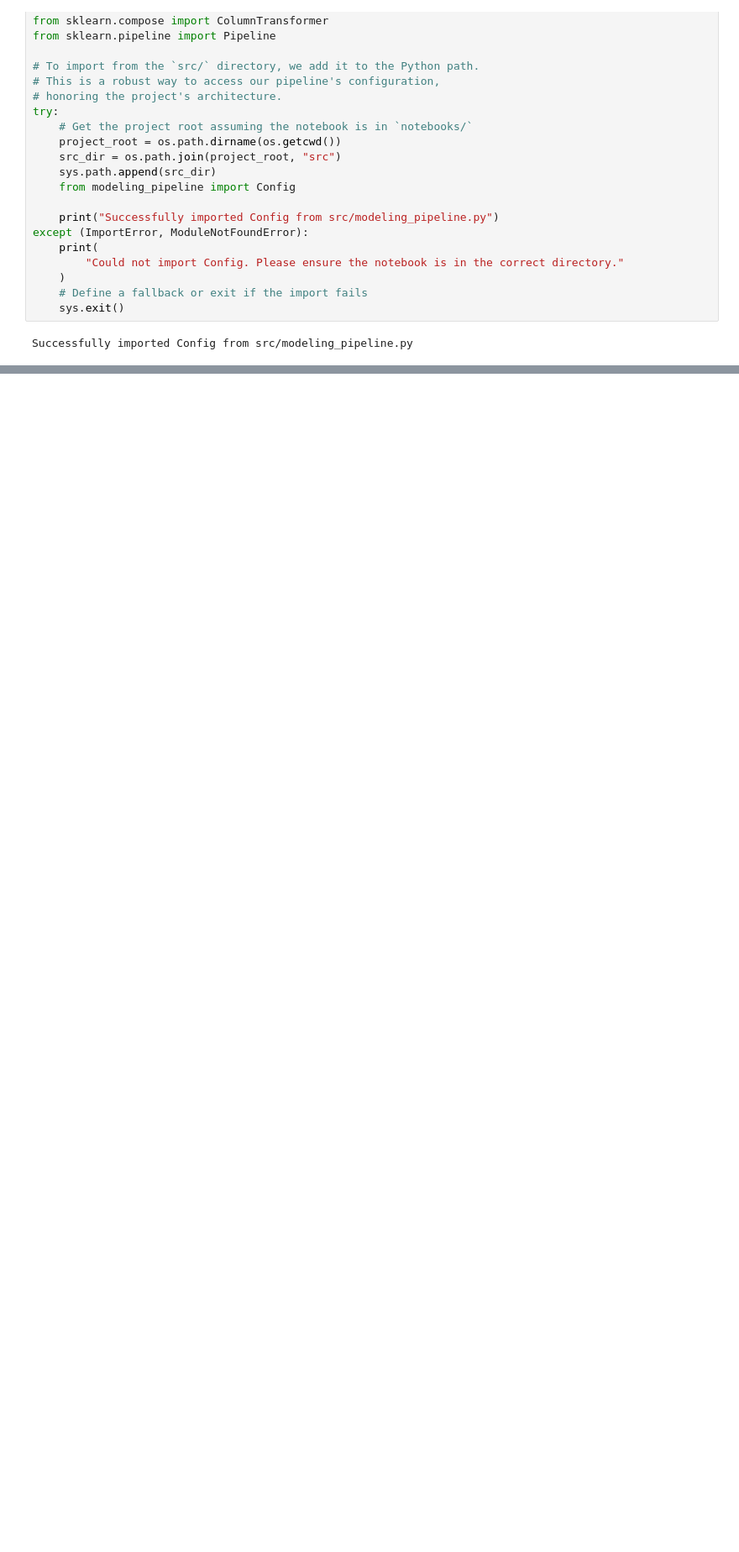
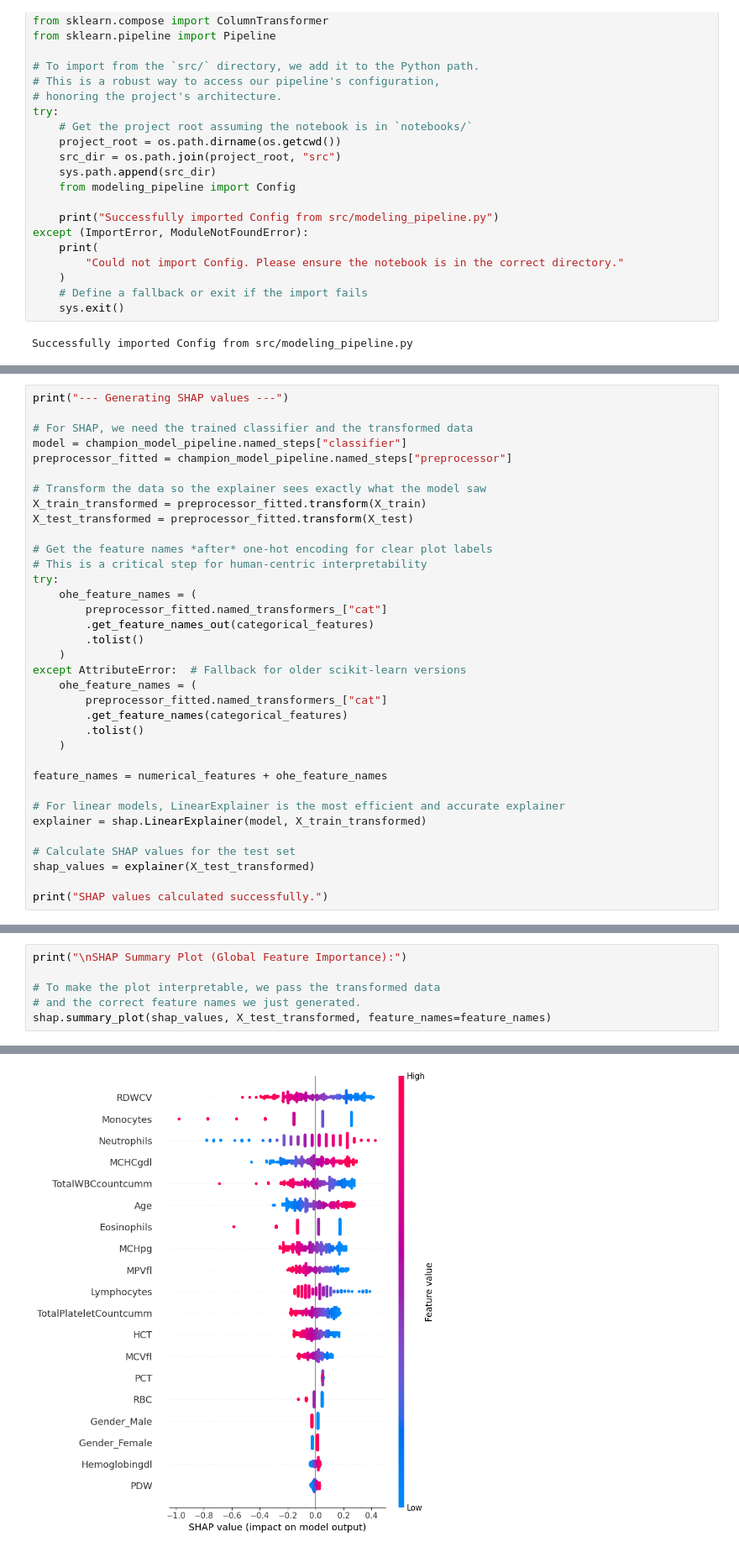
Before and after one commit to Ink-Falls/Thesis2_repo, a Jupyter notebook: notebooks/05_model_explainability_and_interpretation.ipynb, the cells around one changed output, grey strips where cells are left out. Shown at 84% size. Cells and saved outputs as stored; diff of their text form; blank space fills up the shorter version.

```diff
--- a/notebooks/05_model_explainability_and_interpretation.ipynb
+++ b/notebooks/05_model_explainability_and_interpretation.ipynb
@@ -83,0 +88,35 @@ print("\nChampion model trained successfully within a reproducible pipeline.")
+# %%
+print("--- Generating SHAP values ---")
+
+# For SHAP, we need the trained classifier and the transformed data
+model = champion_model_pipeline.named_steps["classifier"]
+preprocessor_fitted = champion_model_pipeline.named_steps["preprocessor"]
+
+# Transform the data so the explainer sees exactly what the model saw
+X_train_transformed = preprocessor_fitted.transform(X_train)
+X_test_transformed = preprocessor_fitted.transform(X_test)
+
+# Get the feature names *after* one-hot encoding for clear plot labels
+# This is a critical step for human-centric interpretability
+try:
+    ohe_feature_names = (
+        preprocessor_fitted.named_transformers_["cat"]
+        .get_feature_names_out(categorical_features)
+        .tolist()
+    )
+except AttributeError:  # Fallback for older scikit-learn versions
+    ohe_feature_names = (
+        preprocessor_fitted.named_transformers_["cat"]
+        .get_feature_names(categorical_features)
+        .tolist()
+    )
+
+feature_names = numerical_features + ohe_feature_names
+
+# For linear models, LinearExplainer is the most efficient and accurate explainer
+explainer = shap.LinearExplainer(model, X_train_transformed)
+
+# Calculate SHAP values for the test set
+shap_values = explainer(X_test_transformed)
+
+print("SHAP values calculated successfully.")
@@ -83,0 +126,7 @@ print("\nChampion model trained successfully within a reproducible pipeline.")
+# %%
+print("\nSHAP Summary Plot (Global Feature Importance):")
+
+# To make the plot interpretable, we pass the transformed data
+# and the correct feature names we just generated.
+shap.summary_plot(shap_values, X_test_transformed, feature_names=feature_names)
+# %% [output]
@@ -83,0 +134 @@ print("\nChampion model trained successfully within a reproducible pipeline.")
+[figure, added]
```
Also changed, not shown: parts of 4 cells of this notebook.
